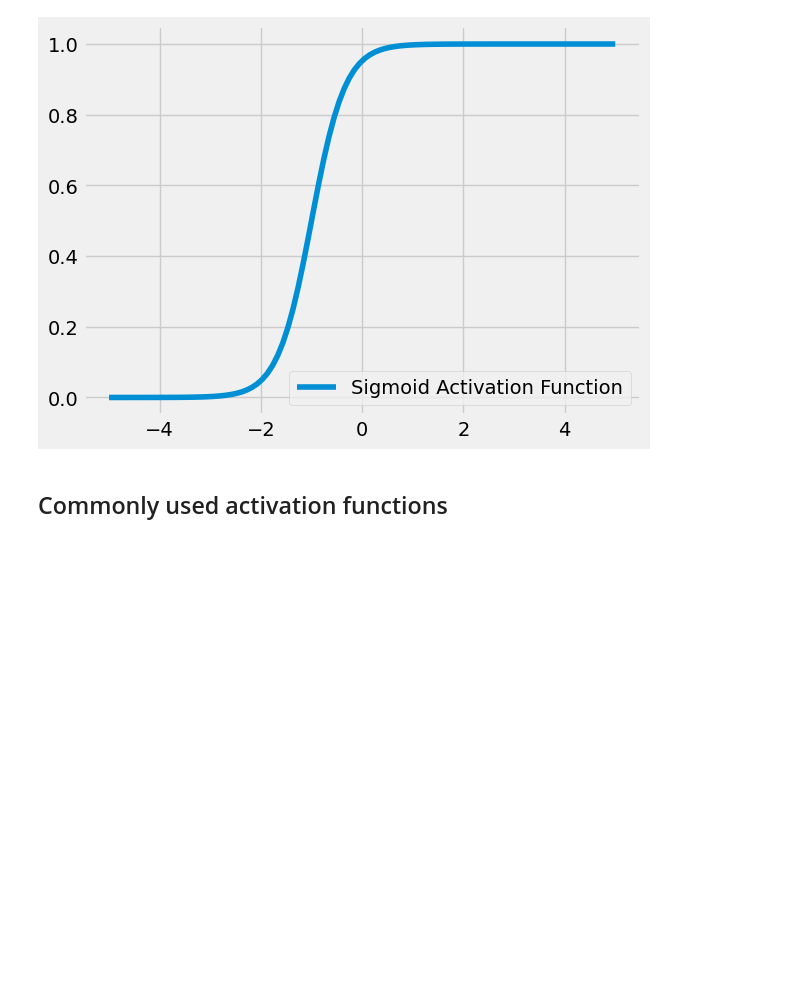
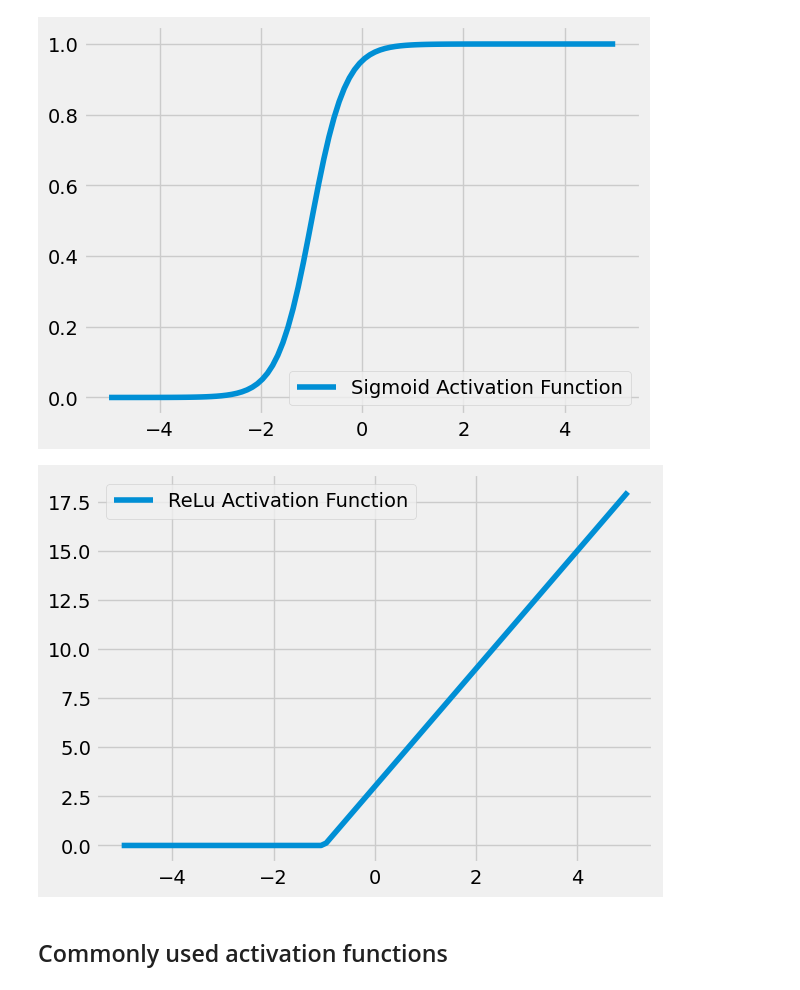
Before and after one commit to RajnishAdhikari/Deep-Learning-and-Neural-Network, a Jupyter notebook: 3_activation_functions.ipynb, the cells around one changed output. Cells and saved outputs as stored; diff of their text form; code cells hidden in the pictures; blank space fills up the shorter version.

Commit message:
ReLU activation function

```diff
--- a/3_activation_functions.ipynb
+++ b/3_activation_functions.ipynb
@@ -99,3 +97,15 @@ plt.show()
+# %%
+# Plotting ReLU activation Function
+relu = lambda x: np.maximum(x, 0)
+y_relu = relu(y)
+plt.plot(x, y_relu, label = 'ReLu Activation Function')
+
+plt.legend()
+
+
+plt.show()
+# %% [output]
+[figure, added]
 # %% [markdown]
 ## Commonly used activation functions
 # %% [markdown]
```
Also changed, not shown: parts of 1 cell of this notebook.
